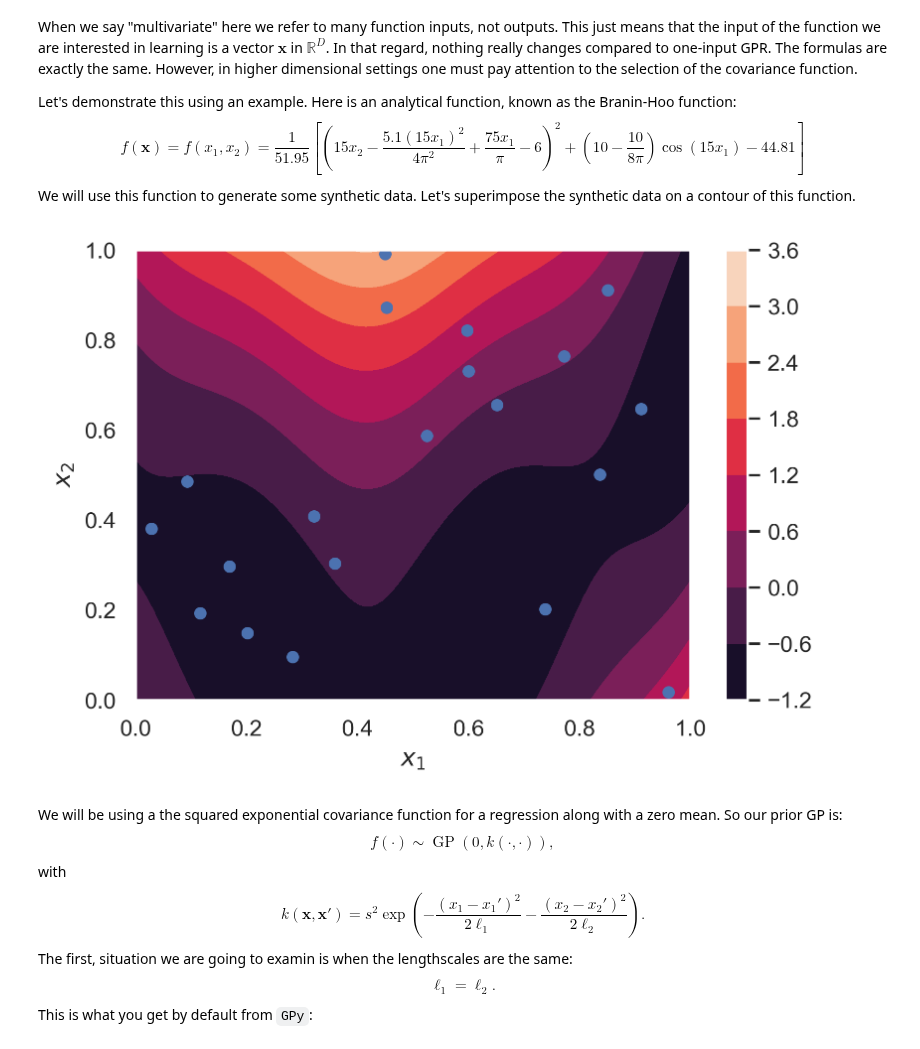
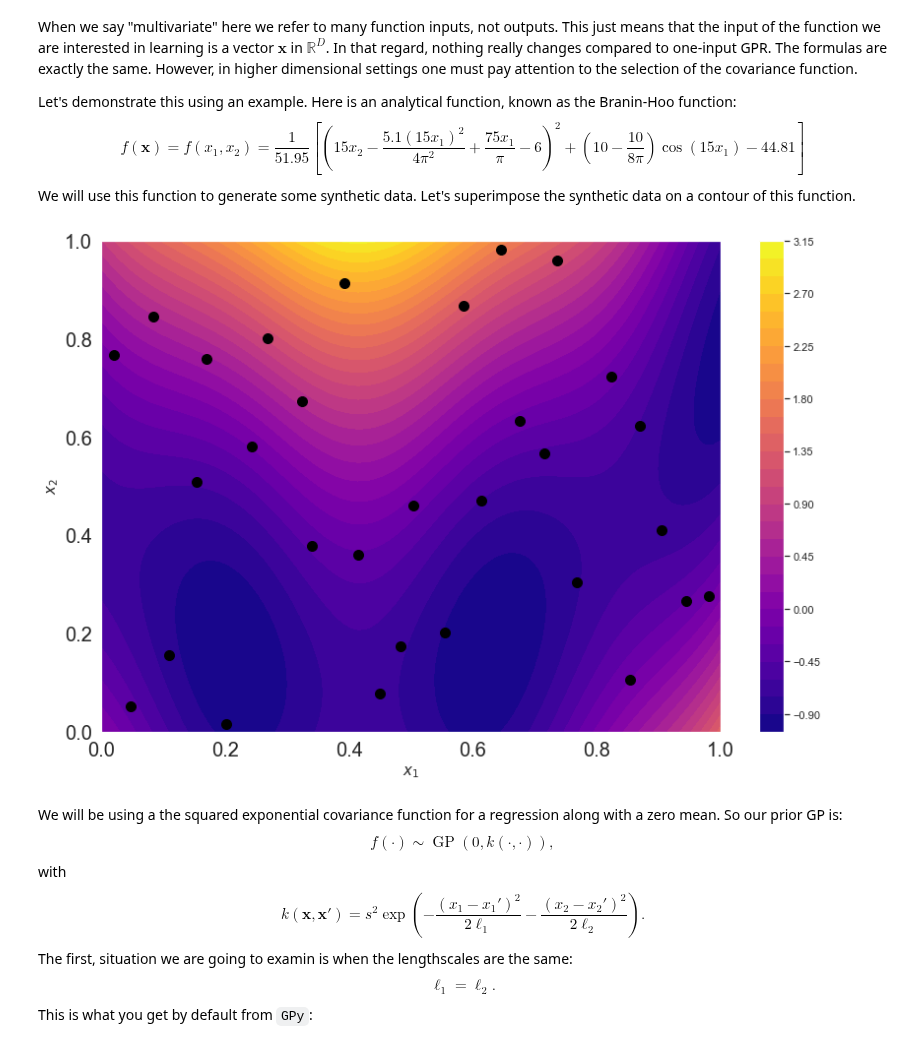
Before and after one commit to PredictiveScienceLab/uq-course, a Jupyter notebook: lectures/lecture_16.ipynb, the cells around one changed output. Drawn from its saved outputs; the diff is of its cells as text; code cells hidden in the pictures.

```diff
--- a/lectures/lecture_16.ipynb
+++ b/lectures/lecture_16.ipynb
@@ -59,36 +68,39 @@ Let's superimpose the synthetic data on a contour of this function.
 # %%
 # Define the function
 def f_branin(x):
     """
     Input must be 2D array of size N x 2.
     """
     return 1.0 / 51.95 * ((15.0 * x[:, 1] - 5.1 * (15.0 * x[:, 0]) ** 2 / 4.0 / np.pi ** 2 +
                           75.0 * x[:, 0] / np.pi - 6.0) ** 2
                          + (10.0 - 10.0 / 8.0 / np.pi) * np.cos(15.0 * x[:, 0]) - 44.81)
 
 # Generate synthetic data
-n = 20
-# Always use Latin-hypercube sampling when you get to pick the data
-import pyDOE
-X = pyDOE.lhs(2, n)
-# We will also be adding a little bit of noise to the observations
+N = 30
+Xdata = pyDOE.lhs(2, N)
 sigma = 0.01
-y = f_branin(X)[:, None] + sigma * np.random.randn(n, 1)
+Ydata = f_branin(Xdata)[:, None] + sigma * np.random.randn(N, 1)
 
 # Plot the contour and the observations
-fig, ax = plt.subplots(dpi=300)
+fig = plt.figure( figsize=(12, 8) )
+ax = plt.subplot(111)
 x1 = np.linspace(0, 1, 100)
 x2 = np.linspace(0, 1, 100)
 X1, X2 = np.meshgrid(x1, x2)
-X_star_flat = np.hstack([X1.flatten()[:, None], X2.flatten()[:, None]])
-Z_true = f_branin(X_star_flat).reshape(X1.shape)
-c = ax.contourf(X1, X2, Z_true)
-ax.plot(X[:, 0], X[:, 1], 'bo', markersize=5)
+_Xs = np.vstack([X1.flatten(), X2.flatten()]).T
+Y = f_branin(_Xs).reshape((100, 100))
+
+c = ax.contourf(X1, X2, Y, 30, cmap='plasma')
 plt.colorbar(c)
-ax.set_xlabel('$x_1$')
-ax.set_ylabel('$x_2$');
+ax.plot(Xdata[:, 0], Xdata[:, 1], 'o', color='black',  markersize=10)
+ax.tick_params(labelsize=20)
+
+ax.set_xlabel('$x_1$', fontsize=15)
+ax.set_ylabel('$x_2$', fontsize=15)
+
+fig.tight_layout()
 # %% [output]
-[figure, old version]
+[figure, new version]
 # %% [markdown]
 We will be using a the squared exponential covariance function for a regression along with a zero mean.
 So our prior GP is:
```
Also changed, not shown: parts of 34 cells of this notebook.
